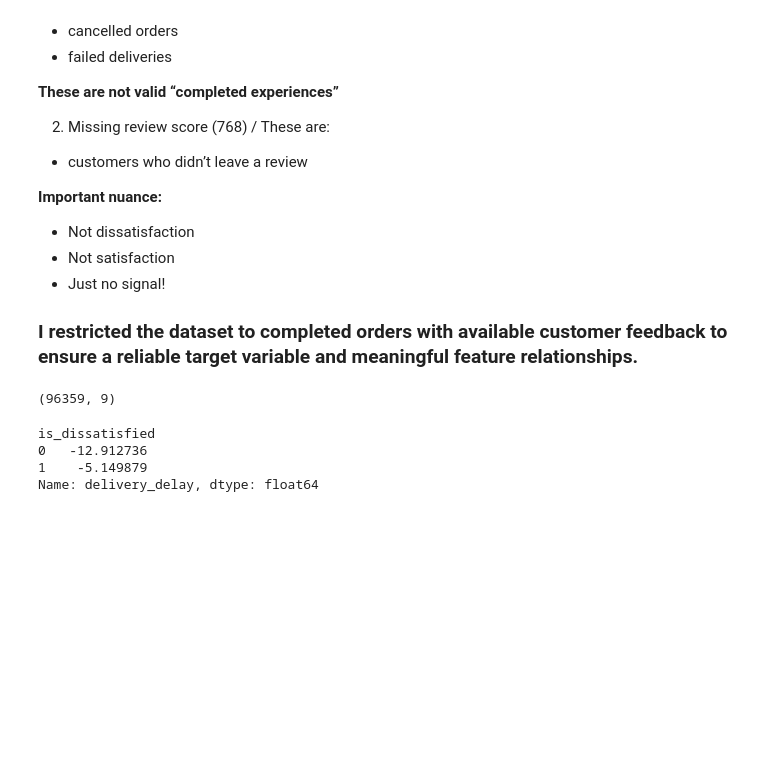
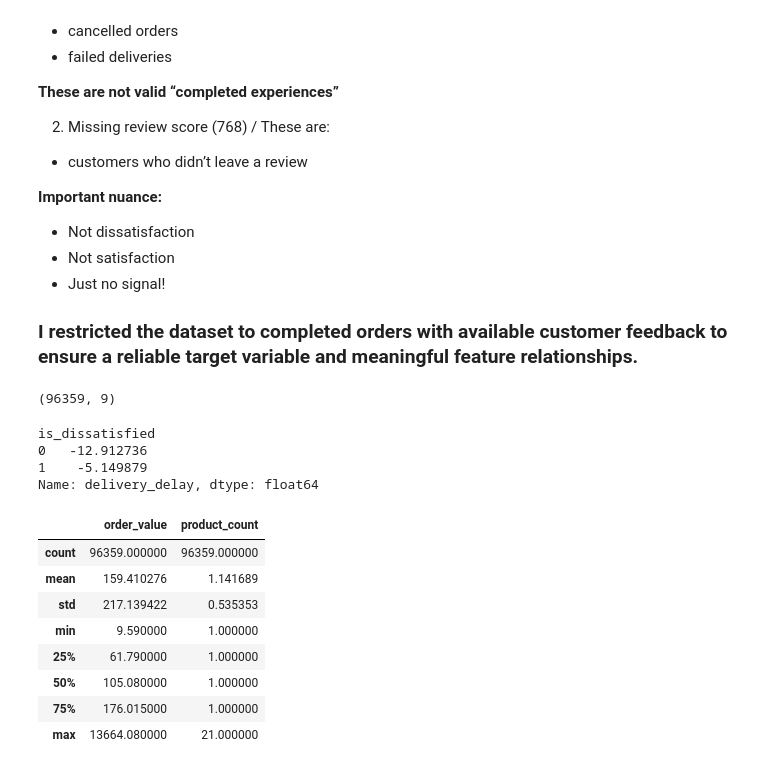
Before and after one commit to rachelv2/ecommerce-cx-dissatisfaction-prediction, a Jupyter notebook: notebooks/01_data_cleaning_feature_engineering.ipynb, the cells around one changed output. Saved outputs shown, nothing was run; the diff lists cells and outputs as text; code cells hidden in the pictures; blank space fills up the shorter version.

```diff
--- a/notebooks/01_data_cleaning_feature_engineering.ipynb
+++ b/notebooks/01_data_cleaning_feature_engineering.ipynb
@@ -180,3 +191,15 @@ Name: delivery_delay, dtype: float64
+# %%
+df[["order_value", "product_count"]].describe()
+# %% [output]
+|  | order_value | product_count |
+| count | 96359.000000 | 96359.000000 |
+| mean | 159.410276 | 1.141689 |
+| std | 217.139422 | 0.535353 |
+| min | 9.590000 | 1.000000 |
+| 25% | 61.790000 | 1.000000 |
+| 50% | 105.080000 | 1.000000 |
+| 75% | 176.015000 | 1.000000 |
+| max | 13664.080000 | 21.000000 |
 # %%
 df.head()
 df.describe()
```
Also changed, not shown: parts of 5 cells of this notebook, 6 other files.
